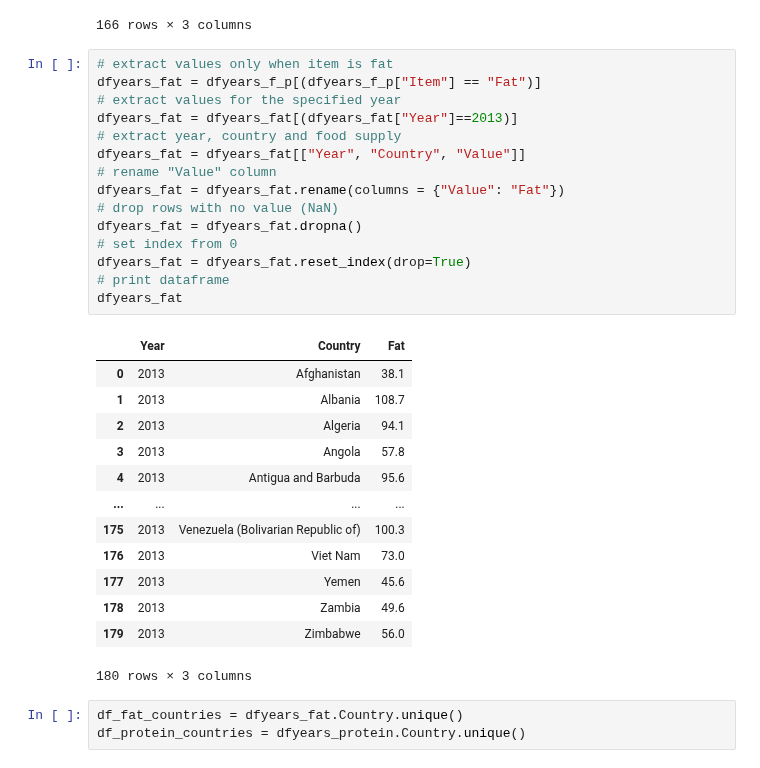
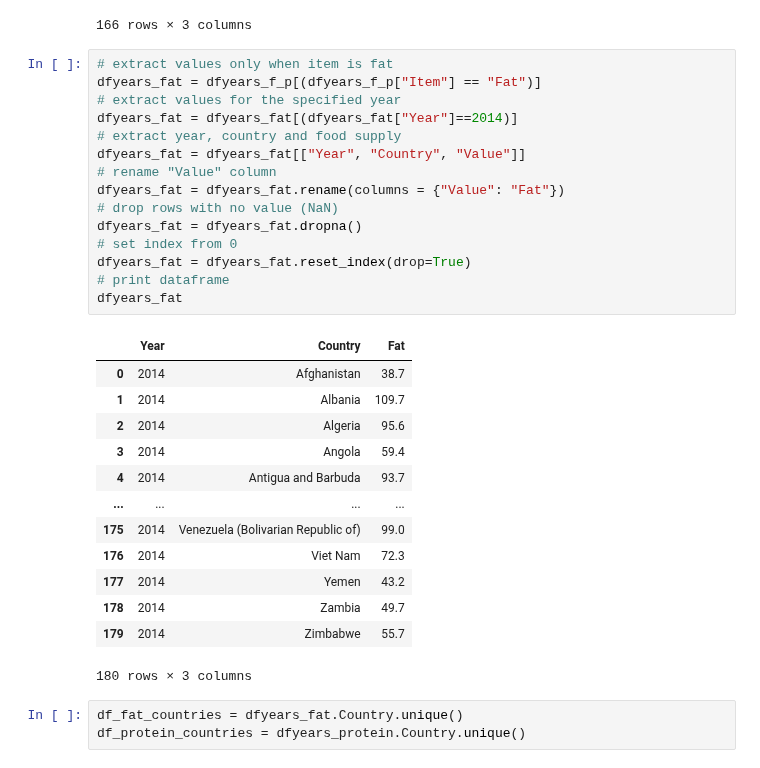
Before and after one commit to tanjoash/2D_data_driven_world, a Jupyter notebook: 2dwork/2D DDW.ipynb, the cells around one changed output. Drawn from its saved outputs; the diff is of its cells as text.

```diff
--- a/2dwork/2D DDW.ipynb
+++ b/2dwork/2D DDW.ipynb
@@ -894,31 +929,31 @@ dfyears_protein
 # %%
 # extract values only when item is fat
 dfyears_fat = dfyears_f_p[(dfyears_f_p["Item"] == "Fat")]
 # extract values for the specified year
-dfyears_fat = dfyears_fat[(dfyears_fat["Year"]==2013)]
+dfyears_fat = dfyears_fat[(dfyears_fat["Year"]==2014)]
 # extract year, country and food supply
 dfyears_fat = dfyears_fat[["Year", "Country", "Value"]]
 # rename "Value" column
 dfyears_fat = dfyears_fat.rename(columns = {"Value": "Fat"})
 # drop rows with no value (NaN)
 dfyears_fat = dfyears_fat.dropna()
 # set index from 0
 dfyears_fat = dfyears_fat.reset_index(drop=True)
 # print dataframe
 dfyears_fat
 # %% [output]
 |  | Year | Country | Fat |
-| 0 | 2013 | Afghanistan | 38.1 |
-| 1 | 2013 | Albania | 108.7 |
-| 2 | 2013 | Algeria | 94.1 |
-| 3 | 2013 | Angola | 57.8 |
-| 4 | 2013 | Antigua and Barbuda | 95.6 |
+| 0 | 2014 | Afghanistan | 38.7 |
+| 1 | 2014 | Albania | 109.7 |
+| 2 | 2014 | Algeria | 95.6 |
+| 3 | 2014 | Angola | 59.4 |
+| 4 | 2014 | Antigua and Barbuda | 93.7 |
 | ... | ... | ... | ... |
-| 175 | 2013 | Venezuela (Bolivarian Republic of) | 100.3 |
-| 176 | 2013 | Viet Nam | 73.0 |
-| 177 | 2013 | Yemen | 45.6 |
-| 178 | 2013 | Zambia | 49.6 |
-| 179 | 2013 | Zimbabwe | 56.0 |
+| 175 | 2014 | Venezuela (Bolivarian Republic of) | 99.0 |
+| 176 | 2014 | Viet Nam | 72.3 |
+| 177 | 2014 | Yemen | 43.2 |
+| 178 | 2014 | Zambia | 49.7 |
+| 179 | 2014 | Zimbabwe | 55.7 |
 180 rows × 3 columns
 # %%
 df_fat_countries = dfyears_fat.Country.unique()
```
Also changed, not shown: parts of 30 cells of this notebook, 8 other files.
